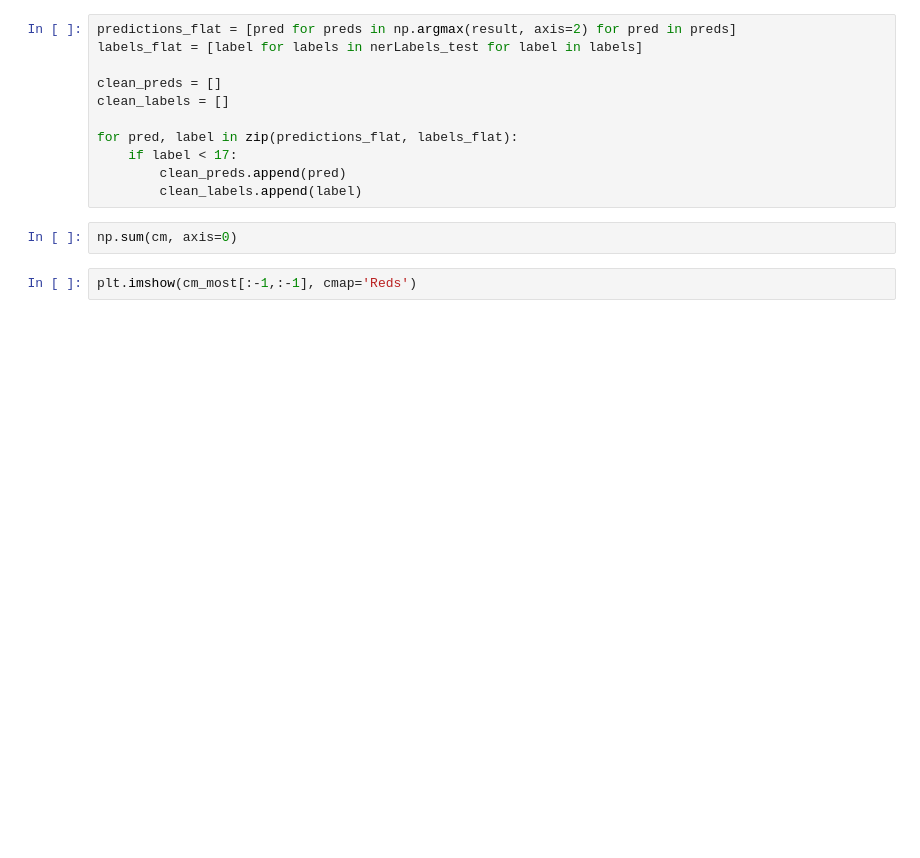
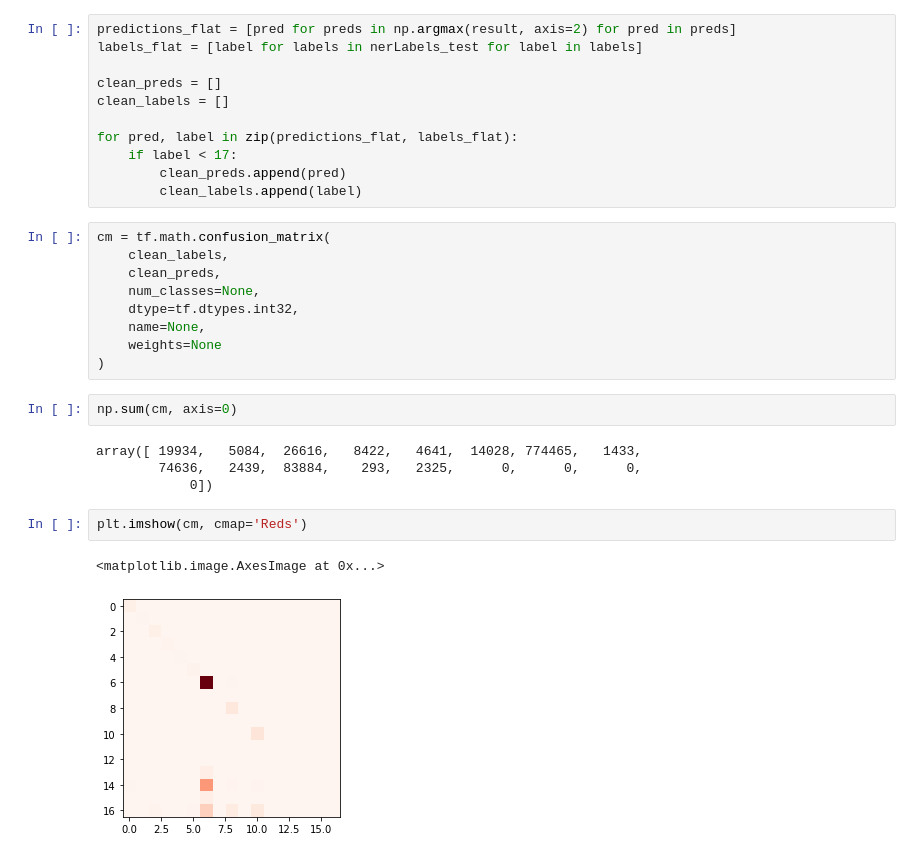
Before and after one commit to pnarsina/w266_final, a Jupyter notebook: NER_RE_BERT_Pnar.ipynb, the cells around one changed output. Saved outputs shown, nothing was run; the diff lists cells and outputs as text; blank space fills up the shorter version.

```diff
--- a/NER_RE_BERT_Pnar.ipynb
+++ b/NER_RE_BERT_Pnar.ipynb
@@ -726,7 +757,23 @@ for pred, label in zip(predictions_flat, labels_flat):
     if label < 17:
         clean_preds.append(pred)
         clean_labels.append(label)
+# %%
+cm = tf.math.confusion_matrix(
+    clean_labels,
+    clean_preds,
+    num_classes=None,
+    dtype=tf.dtypes.int32,
+    name=None,
+    weights=None
+)
 # %%
 np.sum(cm, axis=0)
+# %% [output]
+array([ 19934,   5084,  26616,   8422,   4641,  14028, 774465,   1433,
+        74636,   2439,  83884,    293,   2325,      0,      0,      0,
+            0])
 # %%
-plt.imshow(cm_most[:-1,:-1], cmap='Reds')
+plt.imshow(cm, cmap='Reds')
+# %% [output]
+<matplotlib.image.AxesImage at 0x...>
+[figure, added]
```
Also changed, not shown: parts of 6 cells of this notebook.
